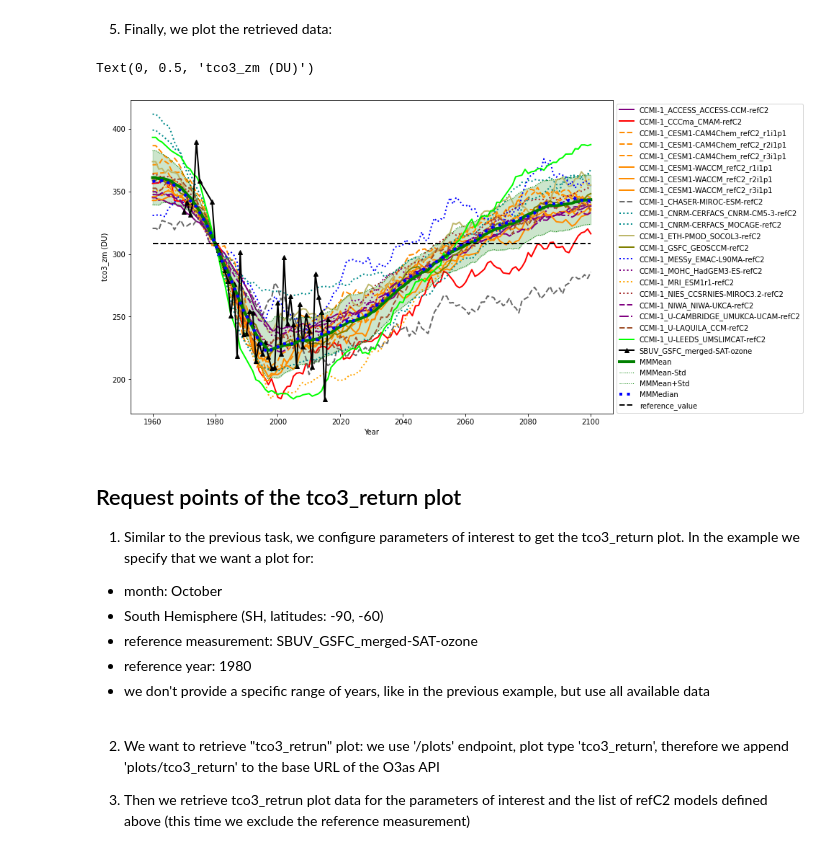
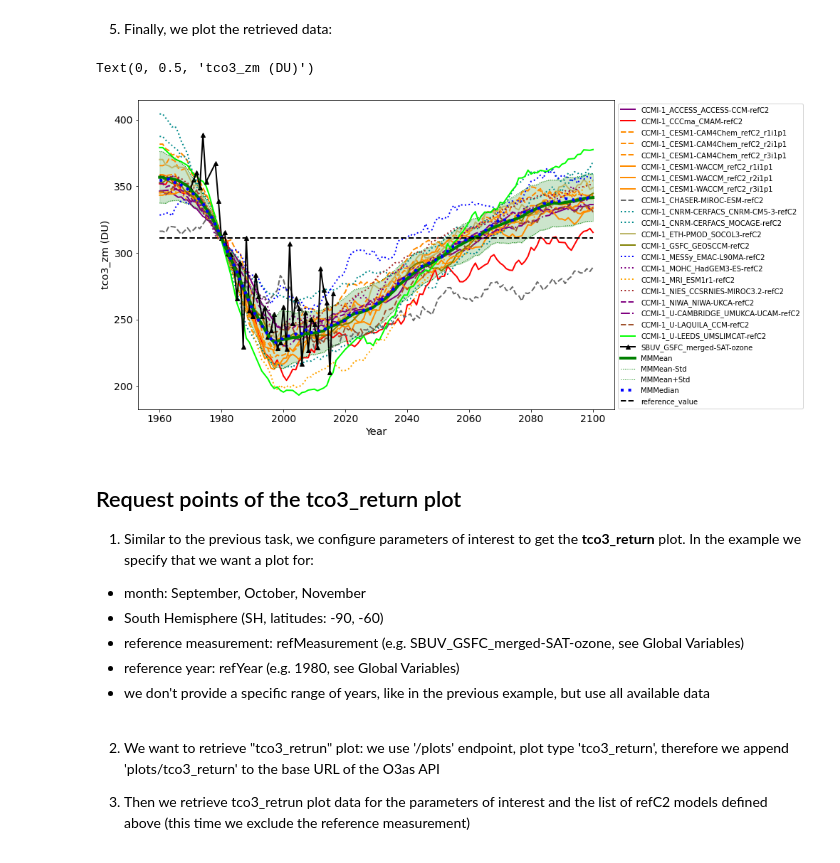
Before and after one commit to EOSC-synergy/o3docs, a Jupyter notebook: user/jupyter/o3api_plot_tco3.ipynb, the cells around one changed output. Cells and saved outputs as stored; diff of their text form; code cells hidden in the pictures.

Commit message:
[docs][jupyter] add a jupyter example how to retrieve skimmed data, analyse, and plot tco3_zm+tco3_return

```diff
--- a/user/jupyter/o3api_plot_tco3.ipynb
+++ b/user/jupyter/o3api_plot_tco3.ipynb
@@ -62,7 +66,10 @@ We will analyse refC2 models, therefore we first request the list of correspondi
 url_o3api_tco3_zm_models = os.path.join(url_o3api, "models")
 
 # request the list of modesl from O3as API, select "refC2" models:
-tco3_zm_models = requests.request("GET", url=url_o3api_tco3_zm_models, params={'select': 'refc2'}, headers=headers).json()
+tco3_zm_models = requests.request("GET",
+                                  url=url_o3api_tco3_zm_models,
+                                  params={'select': 'refc2'},
+                                  headers=headers).json()
 print(tco3_zm_models)
 # %% [output]
 ['CCMI-1_ACCESS_ACCESS-CCM-refC2', 'CCMI-1_CCCma_CMAM-refC2', 'CCMI-1_CESM1-CAM4Chem_refC2_r1i1p1', 'CCMI-1_CESM1-CAM4Chem_refC2_r2i1p1', 'CCMI-1_CESM1-CAM4Chem_refC2_r3i1p1', 'CCMI-1_CESM1-WACCM_refC ...
@@ -71,5 +78,5 @@ We also add a reference measurement, **SBUV_GSFC_merged-SAT-ozone**, to the list
 # %%
-tco3_zm_models.append('SBUV_GSFC_merged-SAT-ozone')
+tco3_zm_models.append(refMeasurement)
 # %% [markdown]
 ## Request points of the tco3_zm plot
 1.    we configure parameters of interest to get the plot. In the example we specify that we want a plot for:
@@ -89,10 +96,10 @@ kwargs_tco3_zm = {}
 kwargs_tco3_zm = {
     'begin'   : 1960,
     'end'     : 2100,
-    'month'   : [10],
+    'month'   : '9,10,11',
     'lat_min' : -90,
     'lat_max' : -60,
-    'ref_meas': 'SBUV_GSFC_merged-SAT-ozone',
-    'ref_year': 1980
+    'ref_meas': refMeasurement,
+    'ref_year': refYear
 }
 # %% [markdown]
@@ -104,7 +111,14 @@ kwargs_tco3_zm = {
 url_o3api_plot_tco3_zm = os.path.join(url_o3api, "plots/tco3_zm")
 
 # Request data
-response = requests.request("POST", url=url_o3api_plot_tco3_zm, params=kwargs_tco3_zm, headers=headers, data=json.dumps(tco3_zm_models))
+response = requests.request("POST",
+                            url=url_o3api_plot_tco3_zm,
+                            params=kwargs_tco3_zm,
+                            headers=headers,
+                            data=json.dumps(tco3_zm_models))
+# print(response.request.url)  # uncomment if you like to see the API call
+# print(response.request.body) # uncomment if you like to see the API call Request Body
+
 # Read the status_code. Normal response => 200
 print(response.status_code)
 tco3_zm_data = response.json()
@@ -122,41 +135,50 @@ tco3_zm_pd = tco3_zm_pd.replace({0: np.nan})  # replace '0' with np.nan
 # %%
 # set default linewidth:
 linewidth_default = 2
-tco3_zm_pd_plot = tco3_zm_pd.fillna(linewidth_default)
+tco3_zm_pd_plot = tco3_zm_pd.copy()
+
+if not 'plotstyle.linewidth' in tco3_zm_pd_plot.columns:
+  tco3_zm_pd_plot['plotstyle.linewidth'] = linewidth_default
+else:
+  tco3_zm_pd_plot['plotstyle.linewidth'] = tco3_zm_pd_plot['plotstyle.linewidth'].fillna(linewidth_default)
 
 # plot every model
 for index, c in tco3_zm_pd_plot.iterrows():
   plt.plot(pd.to_datetime(c['x']), c['y'], label=c['model'],
            color=c['plotstyle.color'], linestyle=c['plotstyle.linestyle'],
            marker=c['plotstyle.marker'], linewidth=c['plotstyle.linewidth'])
 
 # let's fill the area of (MMMean +/- 1 Std)
 tco3_zm_mmmean_minus_std_pd = tco3_zm_pd_plot[tco3_zm_pd_plot['model']=='MMMean-Std']
 tco3_zm_mmmean_plus_std_pd = tco3_zm_pd_plot[tco3_zm_pd_plot['model']=='MMMean+Std']
 
 plt.fill_between(pd.to_datetime(tco3_zm_mmmean_minus_std_pd['x'].iloc[0]),
                  tco3_zm_mmmean_minus_std_pd['y'].iloc[0],
                  tco3_zm_mmmean_plus_std_pd['y'].iloc[0],
                  color='g', alpha=0.2);
 
+# tune the plot
 # show the legend
 ax = plt.gca() # get axis instance
 ax.legend(bbox_to_anchor=(1.0, 1.0))
 
+plt.xticks(fontsize=14)
+plt.yticks(fontsize=14)
+
 # put titels for axes
-plt.xlabel('Year')
-plt.ylabel('tco3_zm (DU)')
+plt.xlabel('Year', fontsize='x-large')
+plt.ylabel('tco3_zm (DU)', fontsize='x-large')
 # %% [output]
 Text(0, 0.5, 'tco3_zm (DU)')
-[figure, old version]
+[figure, new version]
 # %% [markdown]
 ## Request points of the tco3_return plot
-1. Similar to the previous task, we configure parameters of interest to get the tco3_return plot. In the example we specify that we want a plot for:
+1. Similar to the previous task, we configure parameters of interest to get the **tco3_return** plot. In the example we specify that we want a plot for:
 
-* month: October
+* month: September, October, November
 * South Hemisphere (SH, latitudes: -90, -60)
-* reference measurement: SBUV_GSFC_merged-SAT-ozone
-* reference year: 1980
+* reference measurement: refMeasurement (e.g. SBUV_GSFC_merged-SAT-ozone, see Global Variables)
+* reference year: refYear (e.g. 1980, see Global Variables)
 * we don't provide a specific range of years, like in the previous example, but use all available data
 # %%
 # initialize an empty dictionary
```
Also changed, not shown: parts of 12 cells of this notebook, 3 other files.
